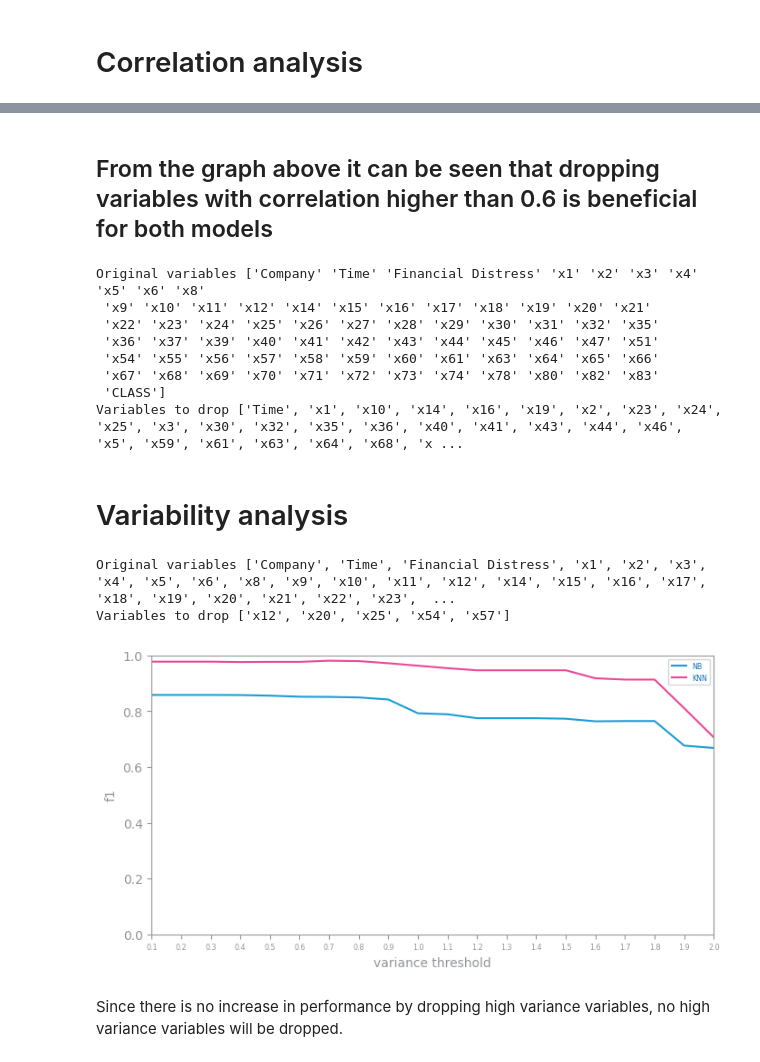
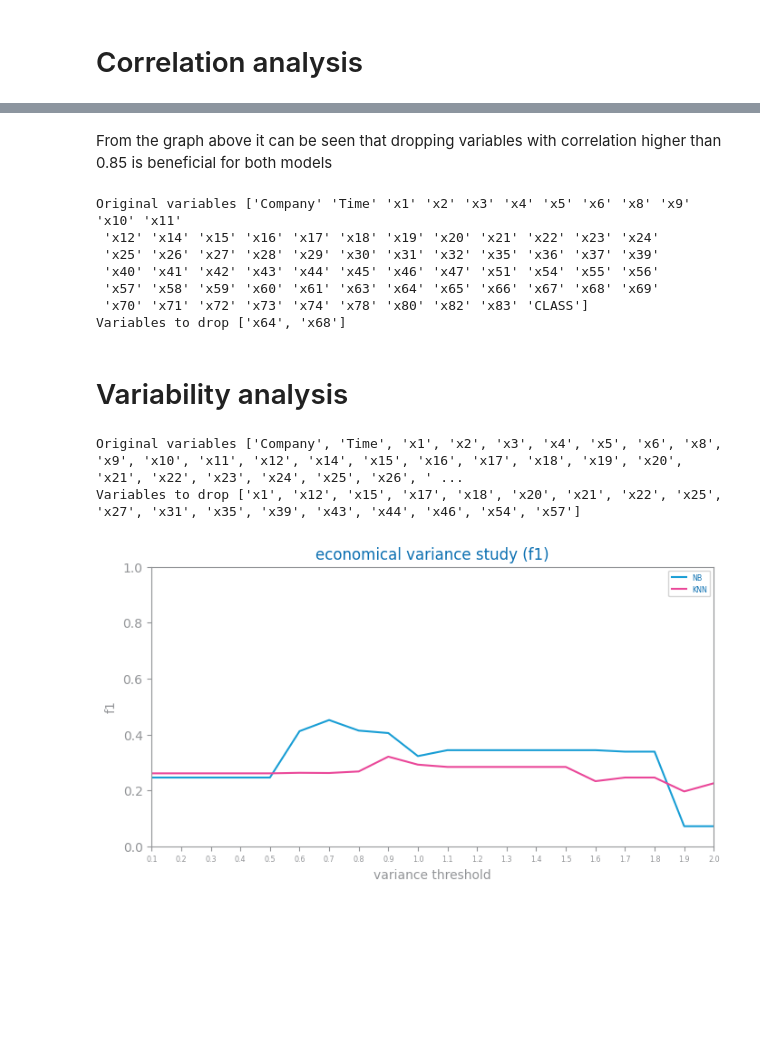
Before and after one commit to MatsNissen-Lie/kdd-process, a Jupyter notebook: src/3_evaluation/feature_selection_economic.ipynb, the cells around one changed output, grey strips where cells are left out. Cells and saved outputs as stored; diff of their text form; code cells hidden in the pictures; blank space fills up the shorter version.

```diff
--- a/src/3_evaluation/feature_selection_economic.ipynb
+++ b/src/3_evaluation/feature_selection_economic.ipynb
@@ -10,13 +10,14 @@ project_dir = Path.cwd().parent  # Adjust as needed to point to your project roo
 sys.path.append(str(project_dir))
 
 print("project_dir: ", project_dir)
-from utils.pipeline import Pipeline, EvaluationEnum
+from utils.pipeline_fixed import Pipeline, EvaluationEnum
 
-dataloader = Pipeline(evaluation=EvaluationEnum.LAST)
+dataloader = Pipeline(evaluation=EvaluationEnum.BALANCE)
 
+file_tag = "economical"
+eval_metric = "f1"
 
-
-data, target = dataloader.get_econmical_classification_dataset_and_target()
+trnX, tstX, trnY, tstY, target, labels = dataloader.get_economical_classification_train_test()
 # %% [output]
 The autoreload extension is already loaded. To reload it, use:
   %reload_ext autoreload
@@ -48,3 +42,6 @@ train, test = train_test_split(data, test_size=0.2, random_state=42)
+# %%
+train = pd.concat([trnX, trnY], axis=1)
+test = pd.concat([tstX, tstY], axis=1)
 # %% [markdown]
 # Correlation analysis
 # %%
@@ -116,5 +113,5 @@ show()
 # %% [markdown]
-## From the graph above it can be seen that dropping variables with correlation higher than 0.6 is beneficial for both models
+ From the graph above it can be seen that dropping variables with correlation higher than 0.85 is beneficial for both models
 # %%
 def select_redundant_variables(
     data: DataFrame, min_threshold: float = 0.90, target: str = "class"
@@ -136,15 +133,14 @@ def select_redundant_variables(
 
 print("Original variables", train.columns.values)
 vars2drop_corr: list[str] = select_redundant_variables(
-    train, target=target, min_threshold=0.6
+    train, target=target, min_threshold=0.85
 )
 print("Variables to drop", sorted(vars2drop_corr))
 # %% [output]
-Original variables ['Company' 'Time' 'Financial Distress' 'x1' 'x2' 'x3' 'x4' 'x5' 'x6' 'x8'
- 'x9' 'x10' 'x11' 'x12' 'x14' 'x15' 'x16' 'x17' 'x18' 'x19' 'x20' 'x21'
- 'x22' 'x23' 'x24' 'x25' 'x26' 'x27' 'x28' 'x29' 'x30' 'x31' 'x32' 'x35'
- 'x36' 'x37' 'x39' 'x40' 'x41' 'x42' 'x43' 'x44' 'x45' 'x46' 'x47' 'x51'
- 'x54' 'x55' 'x56' 'x57' 'x58' 'x59' 'x60' 'x61' 'x63' 'x64' 'x65' 'x66'
- 'x67' 'x68' 'x69' 'x70' 'x71' 'x72' 'x73' 'x74' 'x78' 'x80' 'x82' 'x83'
- 'CLASS']
-Variables to drop ['Time', 'x1', 'x10', 'x14', 'x16', 'x19', 'x2', 'x23', 'x24', 'x25', 'x3', 'x30', 'x32', 'x35', 'x36', 'x40', 'x41', 'x43', 'x44', 'x46', 'x5', 'x59', 'x61', 'x63', 'x64', 'x68', 'x ...
+Original variables ['Company' 'Time' 'x1' 'x2' 'x3' 'x4' 'x5' 'x6' 'x8' 'x9' 'x10' 'x11'
+ 'x12' 'x14' 'x15' 'x16' 'x17' 'x18' 'x19' 'x20' 'x21' 'x22' 'x23' 'x24'
+ 'x25' 'x26' 'x27' 'x28' 'x29' 'x30' 'x31' 'x32' 'x35' 'x36' 'x37' 'x39'
+ 'x40' 'x41' 'x42' 'x43' 'x44' 'x45' 'x46' 'x47' 'x51' 'x54' 'x55' 'x56'
+ 'x57' 'x58' 'x59' 'x60' 'x61' 'x63' 'x64' 'x65' 'x66' 'x67' 'x68' 'x69'
+ 'x70' 'x71' 'x72' 'x73' 'x74' 'x78' 'x80' 'x82' 'x83' 'CLASS']
+Variables to drop ['x64', 'x68']
@@ -176,11 +173,11 @@ def select_low_variance_variables(
 
 
 print("Original variables", train.columns.to_list())
-vars2drop_var: list[str] = select_low_variance_variables(train, 0.5, target=target)
+vars2drop_var: list[str] = select_low_variance_variables(train, 0.7, target=target)
 print("Variables to drop", vars2drop_var)
 # %% [output]
-Original variables ['Company', 'Time', 'Financial Distress', 'x1', 'x2', 'x3', 'x4', 'x5', 'x6', 'x8', 'x9', 'x10', 'x11', 'x12', 'x14', 'x15', 'x16', 'x17', 'x18', 'x19', 'x20', 'x21', 'x22', 'x23',  ...
-Variables to drop ['x12', 'x20', 'x25', 'x54', 'x57']
+Original variables ['Company', 'Time', 'x1', 'x2', 'x3', 'x4', 'x5', 'x6', 'x8', 'x9', 'x10', 'x11', 'x12', 'x14', 'x15', 'x16', 'x17', 'x18', 'x19', 'x20', 'x21', 'x22', 'x23', 'x24', 'x25', 'x26', ' ...
+Variables to drop ['x1', 'x12', 'x15', 'x17', 'x18', 'x20', 'x21', 'x22', 'x25', 'x27', 'x31', 'x35', 'x39', 'x43', 'x44', 'x46', 'x54', 'x57']
 # %%
 from math import ceil
 from matplotlib.pyplot import savefig, show, figure
@@ -194,7 +191,7 @@ def study_variance_for_feature_selection(
     max_threshold: float = 1,
     lag: float = 0.05,
     metric: str = "accuracy",
-    #file_tag: str = "",
+    file_tag: str = "",
 ) -> dict:
     options: list[float] = [
         round(i * lag, 3) for i in range(1, ceil(max_threshold / lag + lag))
@@ -213,36 +210,34 @@ def study_variance_for_feature_selection(
             train_copy, test_copy, target=target, metric=metric
         )
         if eval is not None:
             results["NB"].append(eval[metric][0])
             results["KNN"].append(eval[metric][1])
 
     plot_multiline_chart(
         options,
         results,
-        #title=f"{file_tag} variance study ({metric})",
+        title=f"{file_tag} variance study ({metric})",
         xlabel="variance threshold",
         ylabel=metric,
         percentage=True,
     )
-    #savefig(f"images/{file_tag}_fs_low_var_{metric}_study.png")
+    savefig(f"images/{file_tag}_fs_low_var_{metric}_study.png")
     return results
 
 
 eval_metric = "f1"
 
 
 figure(figsize=(2 * HEIGHT, HEIGHT))
 study_variance_for_feature_selection(
     train,
     test,
     target=target,
     max_threshold=2,
     lag=0.1,
     metric=eval_metric,
-    #file_tag=file_tag,
+    file_tag=file_tag,
 )
 show()
 # %% [output]
-[figure, old version]
+[figure, new version]
-# %% [markdown]
-Since there is no increase in performance by dropping high variance variables, no high variance variables will be dropped.
```
Also changed, not shown: parts of 6 cells of this notebook, 45 other files.
